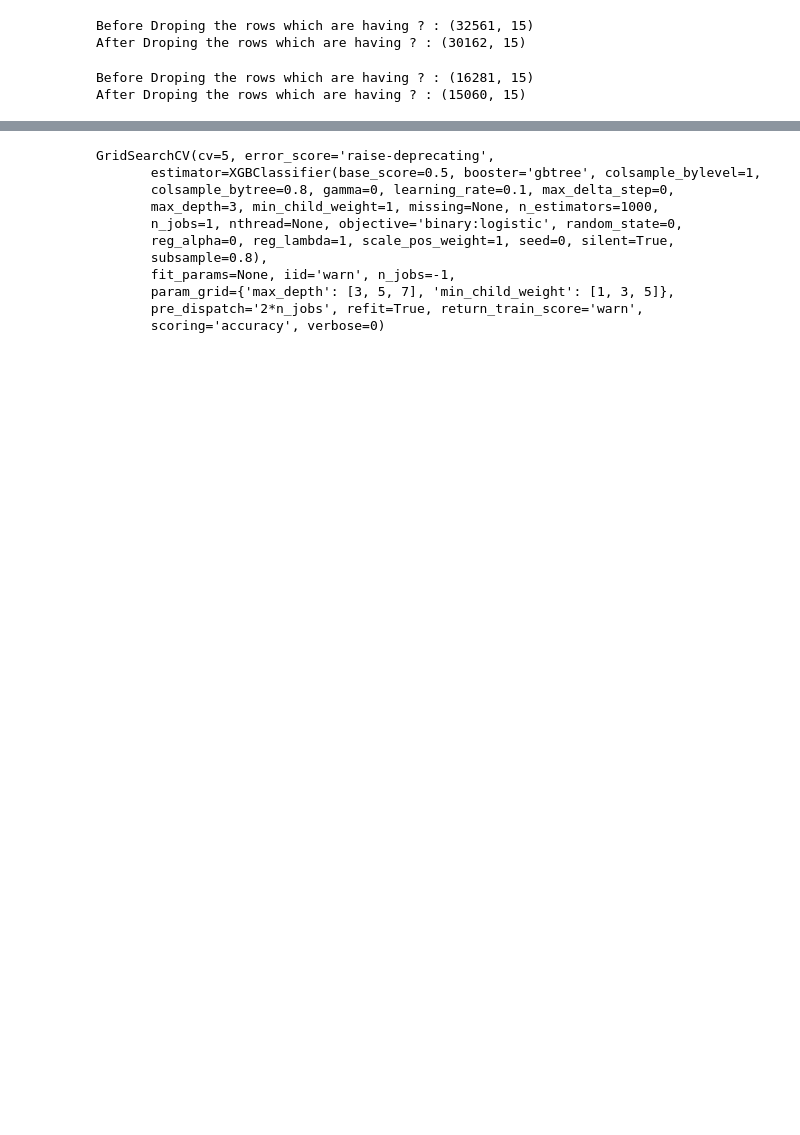
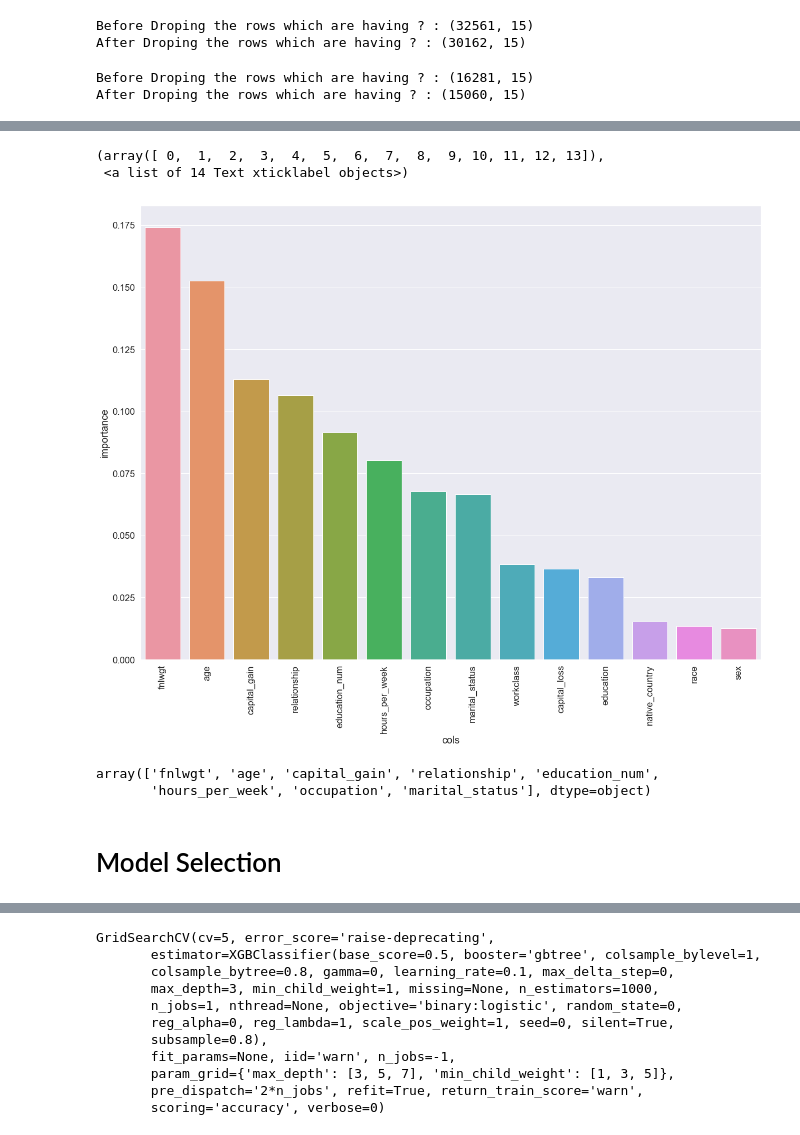
Before and after one commit to jssreedhara/DataScience_Project_3_APPLICATION_CLASSIFICATION_MODELS, a Jupyter notebook: Session26_ML_Project_Classification Models.ipynb, the cells around one changed output, grey strips where cells are left out. Saved outputs shown, nothing was run; the diff lists cells and outputs as text; code cells hidden in the pictures; blank space fills up the shorter version.

```diff
--- a/Session26_ML_Project_Classification Models.ipynb
+++ b/Session26_ML_Project_Classification Models.ipynb
@@ -406,0 +439,12 @@ final_test.describe()
+# %%
+#Have train and Test dataset for Feature selection
+y_train_feature = final_train.pop('wage_class')
+y_test_feature = final_test.pop('wage_class')
+x_train_feature=final_train
+x_test_feature=final_test
+# %%
+#Use RandomForest algoritham for Feature selections
+rndf = RandomForestClassifier(n_estimators=150)
+# %%
+#Fit the modole using train data set
+rndf.fit(x_train_feature, y_train_feature)
@@ -406,0 +459,20 @@ final_test.describe()
+# %%
+#Identify feature improtance and plot them using Seaborn Libraray
+importance = pd.DataFrame.from_dict({'cols':x_train_feature.columns, 'importance': rndf.feature_importances_})
+importance = importance.sort_values(by='importance', ascending=False)
+plt.figure(figsize=(20,15))
+sns.barplot(importance.cols, importance.importance)
+plt.xticks(rotation=90)
+# %% [output]
+(array([ 0,  1,  2,  3,  4,  5,  6,  7,  8,  9, 10, 11, 12, 13]),
+ <a list of 14 Text xticklabel objects>)
+[figure, added]
+# %%
+#Have a Thresholds and choose feature having higher importances
+imp_cols = importance[importance.importance >= 0.05].cols.values
+imp_cols
+# %% [output]
+array(['fnlwgt', 'age', 'capital_gain', 'relationship', 'education_num',
+       'hours_per_week', 'occupation', 'marital_status'], dtype=object)
+# %% [markdown]
+# Model Selection
```
Also changed, not shown: parts of 28 cells of this notebook.
